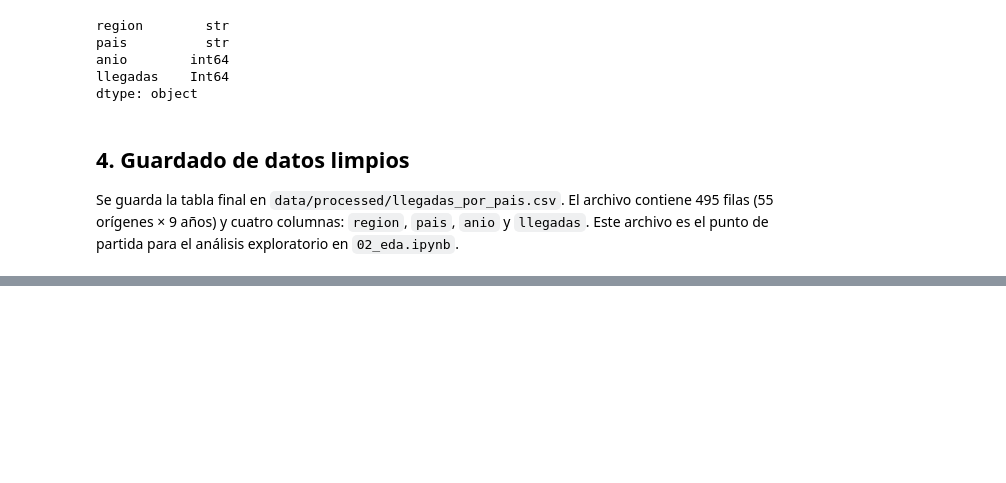
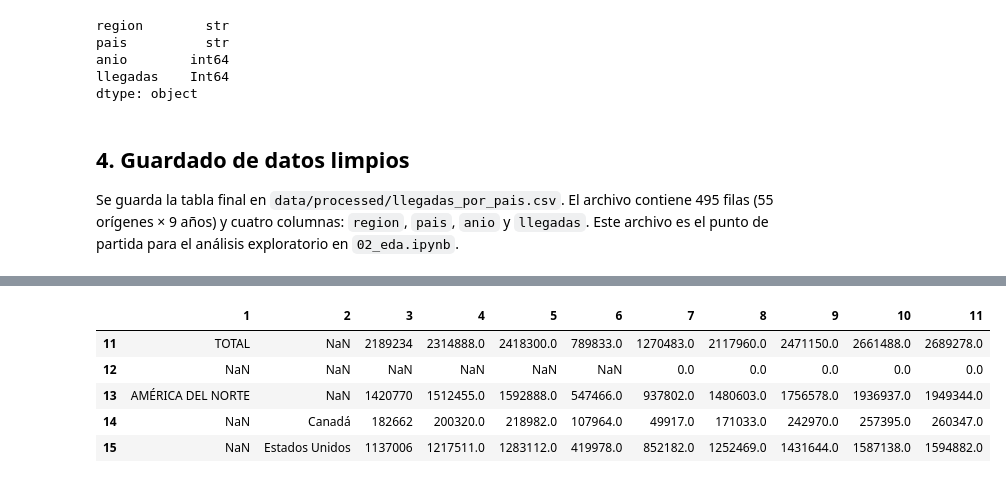
Before and after one commit to DanielleEspinoza/turismo-costa-rica, a Jupyter notebook: notebooks/01_limpieza.ipynb, the cells around one changed output, grey strips where cells are left out. Drawn from its saved outputs; the diff is of its cells as text; code cells hidden in the pictures; blank space fills up the shorter version.

Commit message:
Limpieza de llegadas por vía aérea

```diff
--- a/notebooks/01_limpieza.ipynb
+++ b/notebooks/01_limpieza.ipynb
@@ -284,0 +280,12 @@ El dataset final contiene las llegadas internacionales a Costa Rica por país de
+# %%
+df_aerea = pd.read_excel('../data/raw/Series_sitio_web_ICT_2025.xlsx', sheet_name='Vía_aérea', header=None)
+# %%
+datos_aerea = df_aerea.iloc[11:78,1:12].copy()
+datos_aerea.head()
+# %% [output]
+|  | 1 | 2 | 3 | 4 | 5 | 6 | 7 | 8 | 9 | 10 | 11 |
+| 11 | TOTAL | NaN | 2189234 | 2314888.0 | 2418300.0 | 789833.0 | 1270483.0 | 2117960.0 | 2471150.0 | 2661488.0 | 2689278.0 |
+| 12 | NaN | NaN | NaN | NaN | NaN | NaN | 0.0 | 0.0 | 0.0 | 0.0 | 0.0 |
+| 13 | AMÉRICA DEL NORTE | NaN | 1420770 | 1512455.0 | 1592888.0 | 547466.0 | 937802.0 | 1480603.0 | 1756578.0 | 1936937.0 | 1949344.0 |
+| 14 | NaN | Canadá | 182662 | 200320.0 | 218982.0 | 107964.0 | 49917.0 | 171033.0 | 242970.0 | 257395.0 | 260347.0 |
+| 15 | NaN | Estados Unidos | 1137006 | 1217511.0 | 1283112.0 | 419978.0 | 852182.0 | 1252469.0 | 1431644.0 | 1587138.0 | 1594882.0 |
```
Also changed, not shown: parts of 12 cells of this notebook, 1 other file.
